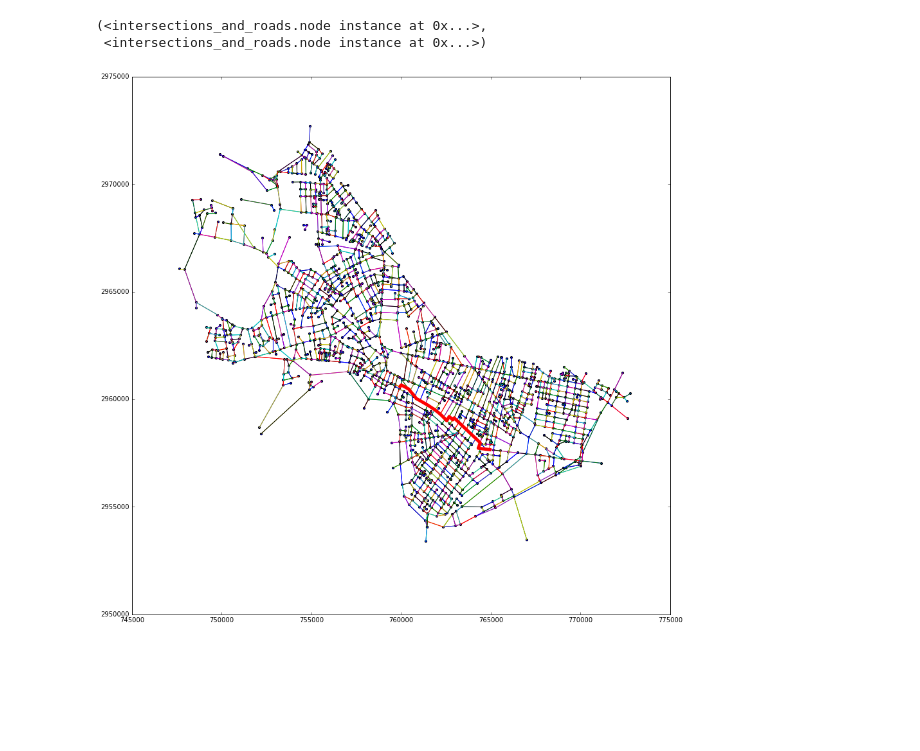
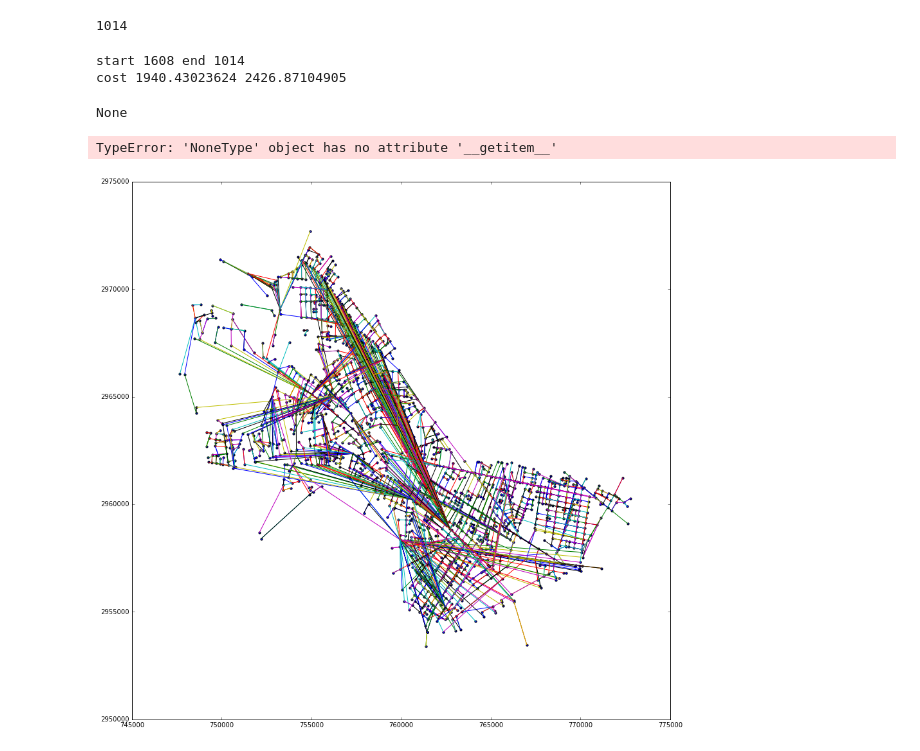
Before and after one commit to NickHoernle/Artificial-Intelligence-CS182-Project, a Jupyter notebook: baseline/baseline_A_star.ipynb, the cells around one changed output. Drawn from its saved outputs; the diff is of its cells as text; code cells hidden in the pictures; blank space fills up the shorter version.

Commit message:
Updates a* with connections

```diff
--- a/baseline/baseline_A_star.ipynb
+++ b/baseline/baseline_A_star.ipynb
@@ -19,12 +19,10 @@ from intersections_and_roads import *
 # Read in the geolocation data
 intersections = gpd.read_file('../cambridgegis_data_trans/Intersections/TRANS_Intersections.topojson')
 street_centerline = gpd.read_file('../cambridgegis_data_trans/Street_Centerlines/TRANS_Centerlines.topojson')
-intersection_graph = build_intersection_graph(intersections=intersections, street_centerline=street_centerline)
+intersection_graph, connection_dict = build_intersection_graph(intersections=intersections, street_centerline=street_centerline)
 # %%
 # randomly select a start and an end point on the graph for test
 start = intersection_graph[np.random.choice(intersection_graph.keys())]
 end = intersection_graph[np.random.choice(intersection_graph.keys())]
-start, end
 # %% [output]
-(<intersections_and_roads.node instance at 0x...>,
- <intersections_and_roads.node instance at 0x...>)
+1014
@@ -31,37 +71,47 @@ start, end
 # %%
 # search the graph
-route = a_star_search(start, end, intersection_graph)
+route = a_star_search(start, end, intersection_graph, connection_dict, get_road_cost)
+# %% [output]
+start 1608 end 1014
+cost 1940.43023624 2426.87104905
+# %%
+print route
+# %% [output]
+None
 # %%
 fig, ax = plt.subplots(1,1, figsize=(15, 15))
 
 xs = [intersection_graph[key].get_x_y()[0] for key in intersection_graph]
 ys = [intersection_graph[key].get_x_y()[1] for key in intersection_graph]
 
 for key in intersection_graph:
     node = intersection_graph[key]
-    for connection in node.get_connections():
-        child = intersection_graph[connection]
+    connections = map(lambda ID: connection_dict[ID], node.get_connections())
+    for connection in connections:
+        child_id = connection.get_child(node.id)
+        child = intersection_graph[child_id]
         line_x = [node.get_x_y()[0], child.get_x_y()[0]]
         line_y = [node.get_x_y()[1], child.get_x_y()[1]]
         ax.plot(line_x, line_y)
 
 ax.scatter(xs, ys, s=10)
 
-xs = [intersection_graph[node].get_x_y()[0] for node in route]
-ys = [intersection_graph[node].get_x_y()[1] for node in route]
+xs = [intersection_graph[node].get_x_y()[0] for node in route['nodes']]
+ys = [intersection_graph[node].get_x_y()[1] for node in route['nodes']]
 
 ax.plot(xs, ys, c='r', linewidth=5)
 # for i, node in enumerate(route):
 #     x,y = intersection_graph[node].get_x_y()
 #     if i == 0:
 #         ax.scatter(x, y, c='r', s=50)
 #     elif i == len(route)-1:
 #         ax.scatter(x, y, c='r', s=50)
 #     else:
 #         ax.scatter(x, y, c='b', s=50)
 plt.show()
 # %% [output]
+TypeError: 'NoneType' object has no attribute '__getitem__'
-[figure, old version]
+[figure, new version]
 # %%
 # timing for comparing heuristics down the line
 def test():
```
Also changed, not shown: parts of 2 cells of this notebook, 2 other files.
